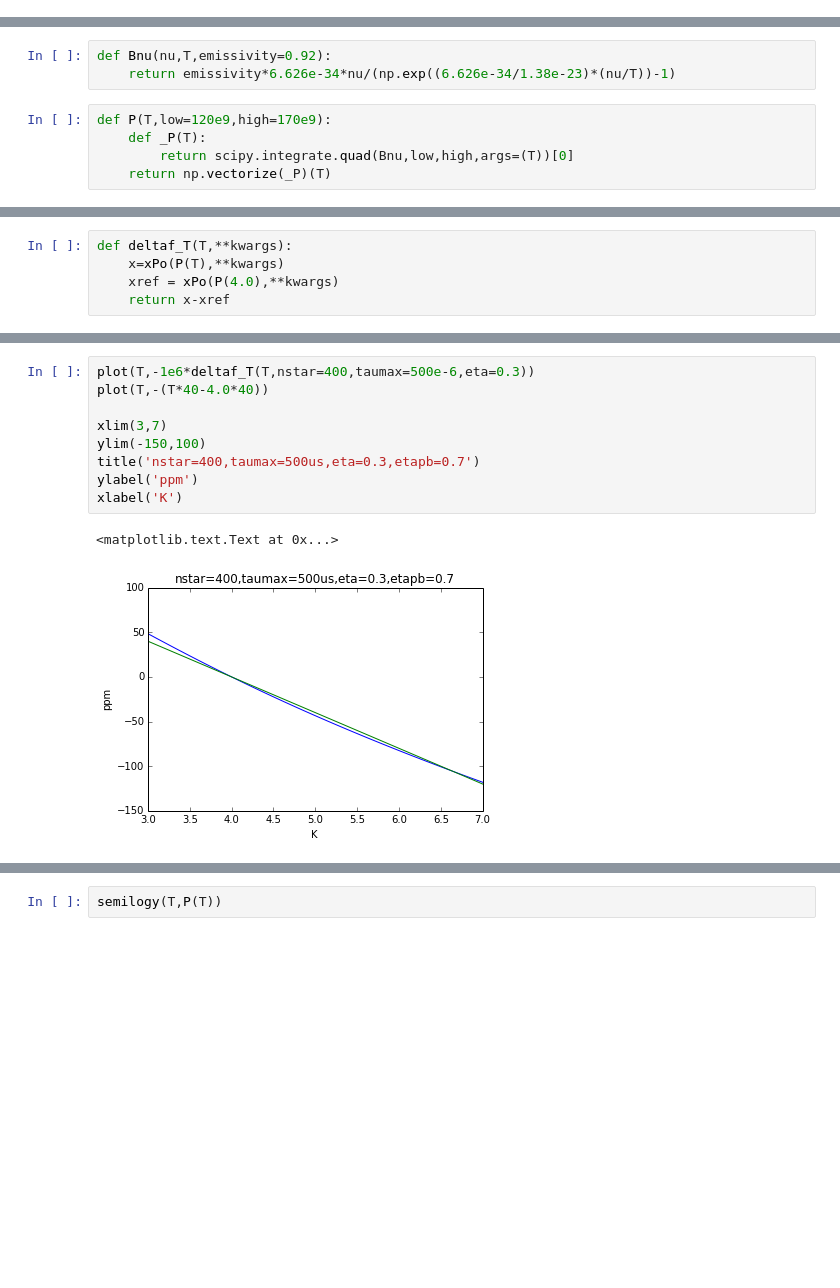
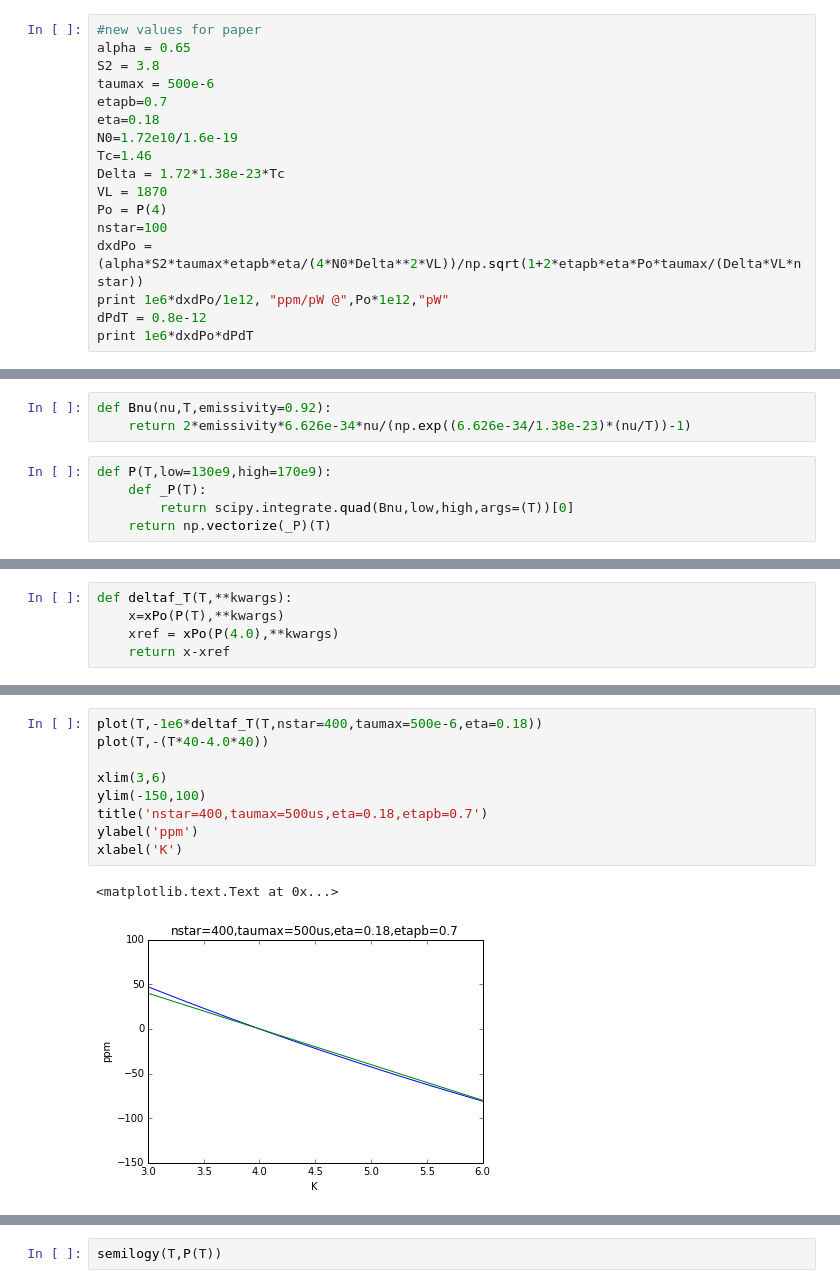
Before and after one commit to gitj/notebooks, a Jupyter notebook: 2014-11-15-paper-calculations.ipynb, the cells around one changed output, grey strips where cells are left out. Saved outputs shown, nothing was run; the diff lists cells and outputs as text; blank space fills up the shorter version.

```diff
--- a/2014-11-15-paper-calculations.ipynb
+++ b/2014-11-15-paper-calculations.ipynb
@@ -39,0 +40,17 @@ print 1e6*dxdPo/1e12, "ppm/pW @",Po*1e12,"pW"
+# %%
+#new values for paper
+alpha = 0.65
+S2 = 3.8
+taumax = 500e-6
+etapb=0.7
+eta=0.18
+N0=1.72e10/1.6e-19
+Tc=1.46
+Delta = 1.72*1.38e-23*Tc
+VL = 1870
+Po = P(4)
+nstar=100
+dxdPo = (alpha*S2*taumax*etapb*eta/(4*N0*Delta**2*VL))/np.sqrt(1+2*etapb*eta*Po*taumax/(Delta*VL*nstar))
+print 1e6*dxdPo/1e12, "ppm/pW @",Po*1e12,"pW"
+dPdT = 0.8e-12
+print 1e6*dxdPo*dPdT
@@ -40,8 +60,8 @@ print 1e6*dxdPo/1e12, "ppm/pW @",Po*1e12,"pW"
 # %%
 def Bnu(nu,T,emissivity=0.92):
-    return emissivity*6.626e-34*nu/(np.exp((6.626e-34/1.38e-23)*(nu/T))-1)
+    return 2*emissivity*6.626e-34*nu/(np.exp((6.626e-34/1.38e-23)*(nu/T))-1)
 # %%
-def P(T,low=120e9,high=170e9):
+def P(T,low=130e9,high=170e9):
     def _P(T):
         return scipy.integrate.quad(Bnu,low,high,args=(T))[0]
     return np.vectorize(_P)(T)
@@ -86,15 +122,15 @@ plot(T,T*40-45)
 # %%
-plot(T,-1e6*deltaf_T(T,nstar=400,taumax=500e-6,eta=0.3))
+plot(T,-1e6*deltaf_T(T,nstar=400,taumax=500e-6,eta=0.18))
 plot(T,-(T*40-4.0*40))
 
-xlim(3,7)
+xlim(3,6)
 ylim(-150,100)
-title('nstar=400,taumax=500us,eta=0.3,etapb=0.7')
+title('nstar=400,taumax=500us,eta=0.18,etapb=0.7')
 ylabel('ppm')
 xlabel('K')
 # %% [output]
 <matplotlib.text.Text at 0x...>
-[figure, old version]
+[figure, new version]
 # %%
 plot(T,-1e6*deltaf_T(T,nstar=400,taumax=500e-6,eta=0.3))
 plot(T,-((T-4.0)*40))
```
Also changed, not shown: parts of 16 cells of this notebook.
